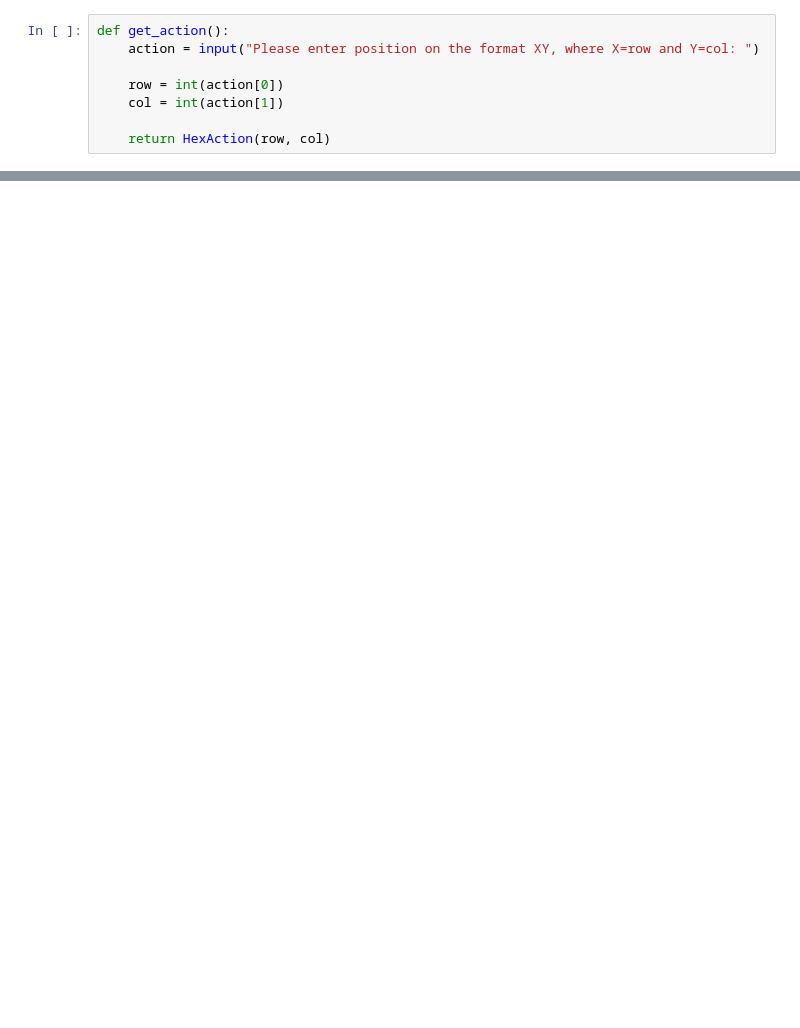
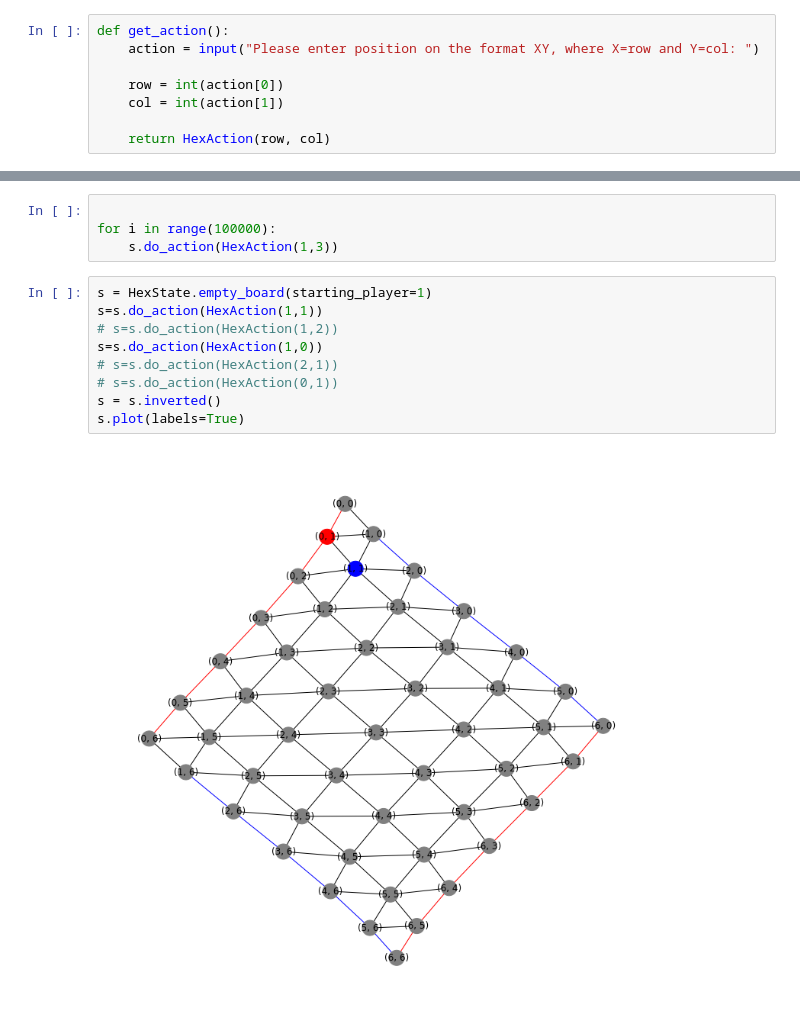
Before and after one commit to TechedLemur/IT3105, a Jupyter notebook: project2/play_offline.ipynb, the cells around one changed output, grey strips where cells are left out. Saved outputs shown, nothing was run; the diff lists cells and outputs as text; blank space fills up the shorter version.

```diff
--- a/project2/play_offline.ipynb
+++ b/project2/play_offline.ipynb
@@ -51,0 +66,15 @@ Player -1 won!
+# %%
+
+for i in range(100000):
+    s.do_action(HexAction(1,3))
+# %%
+s = HexState.empty_board(starting_player=1)
+s=s.do_action(HexAction(1,1))
+# s=s.do_action(HexAction(1,2))
+s=s.do_action(HexAction(1,0))
+# s=s.do_action(HexAction(2,1))
+# s=s.do_action(HexAction(0,1))
+s = s.inverted()
+s.plot(labels=True)
+# %% [output]
+[figure, added]
```
Also changed, not shown: parts of 15 cells of this notebook, 5 other files.
